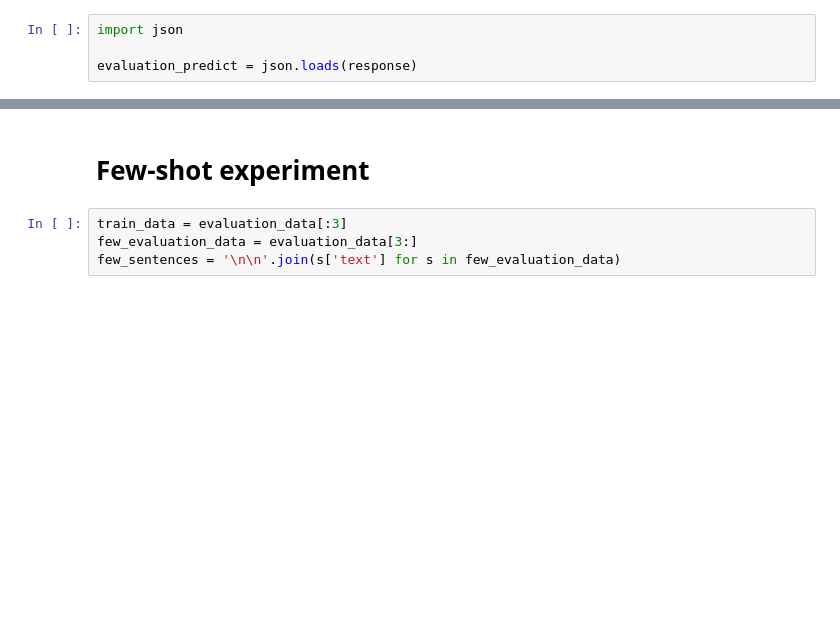
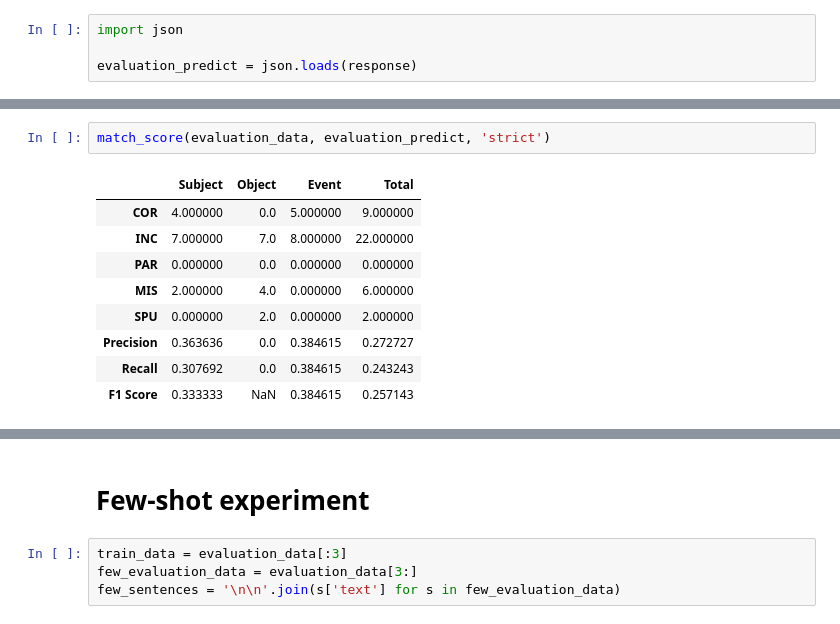
Before and after one commit to gabyarte/event-extraction-small-corpus, a Jupyter notebook: notebooks/02_gpt_for_event_extraction.ipynb, the cells around one changed output, grey strips where cells are left out. Cells and saved outputs as stored; diff of their text form; blank space fills up the shorter version.

```diff
--- a/notebooks/02_gpt_for_event_extraction.ipynb
+++ b/notebooks/02_gpt_for_event_extraction.ipynb
@@ -311,0 +296,12 @@ calculate_metrics(evaluate_label_metrics(evaluation_data, evaluation_predict, 'c
+# %%
+match_score(evaluation_data, evaluation_predict, 'strict')
+# %% [output]
+|  | Subject | Object | Event | Total |
+| COR | 4.000000 | 0.0 | 5.000000 | 9.000000 |
+| INC | 7.000000 | 7.0 | 8.000000 | 22.000000 |
+| PAR | 0.000000 | 0.0 | 0.000000 | 0.000000 |
+| MIS | 2.000000 | 4.0 | 0.000000 | 6.000000 |
+| SPU | 0.000000 | 2.0 | 0.000000 | 2.000000 |
+| Precision | 0.363636 | 0.0 | 0.384615 | 0.272727 |
+| Recall | 0.307692 | 0.0 | 0.384615 | 0.243243 |
+| F1 Score | 0.333333 | NaN | 0.384615 | 0.257143 |
```
Also changed, not shown: parts of 23 cells of this notebook, 3 other files.
